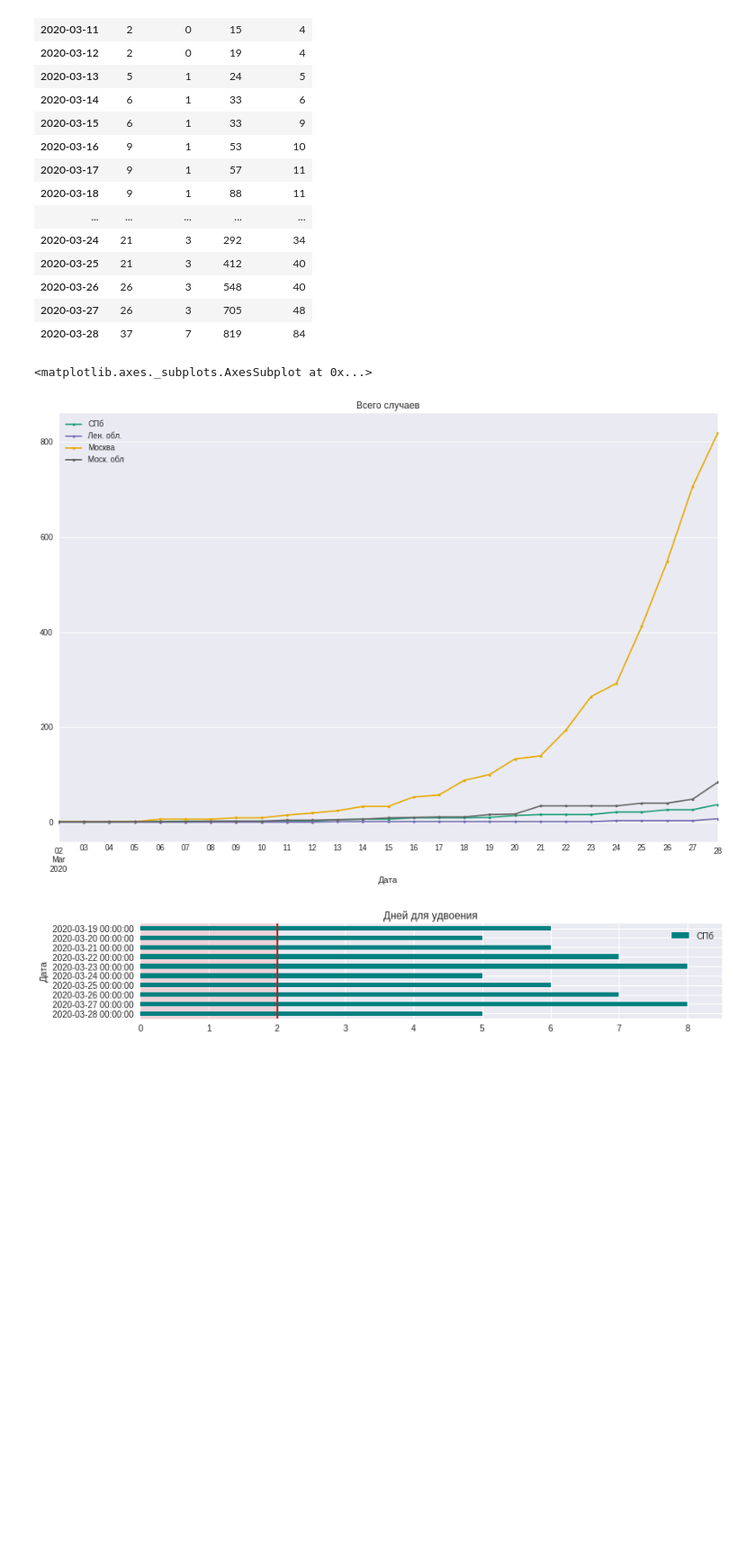
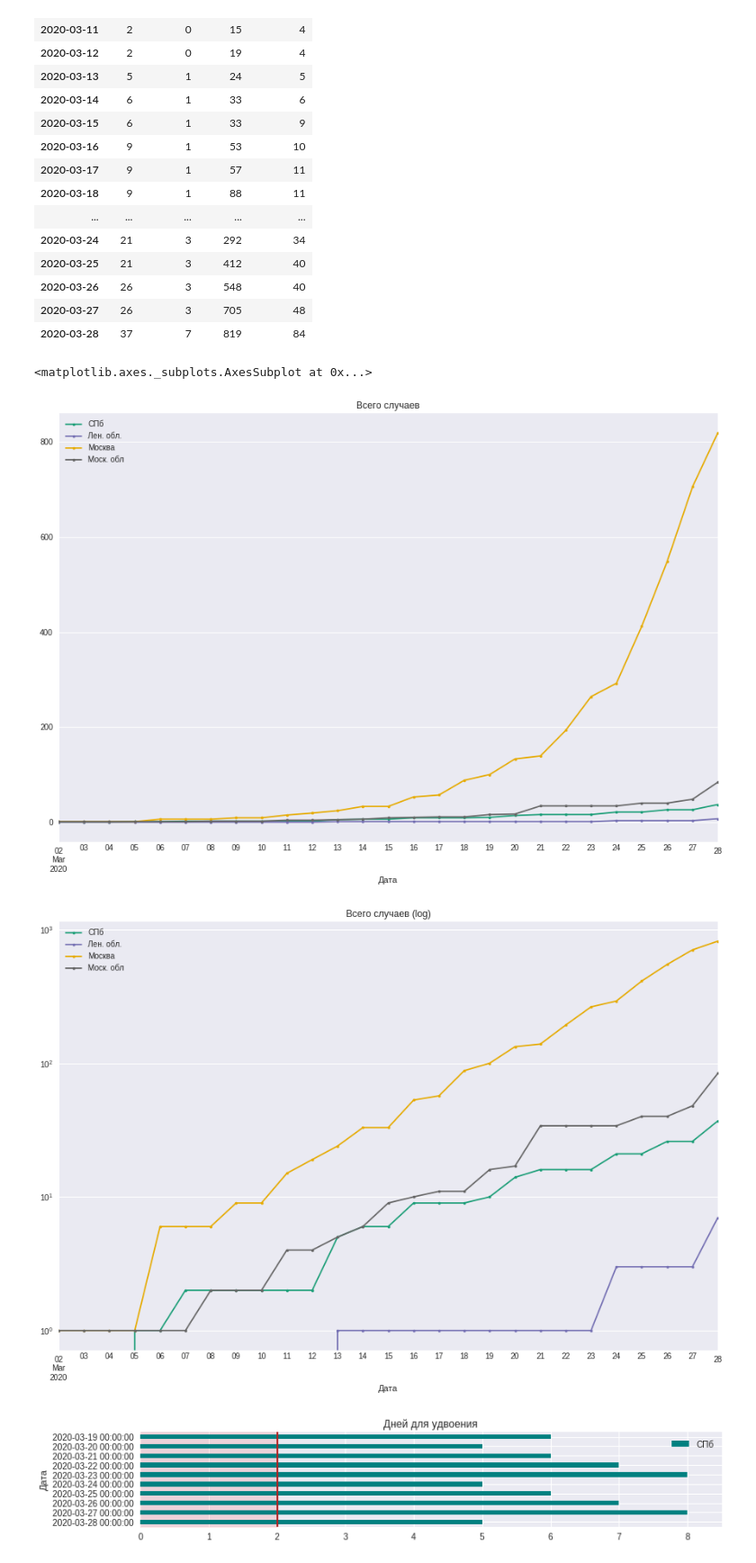
Before and after one commit to smeyashka/corona, a Jupyter notebook: graph.ipynb, the cells around one changed output. Shown: that part at 90% size. Cells and saved outputs as stored; diff of their text form; code cells hidden in the pictures; blank space fills up the shorter version.

```diff
--- a/graph.ipynb
+++ b/graph.ipynb
@@ -120,9 +120,11 @@ total.last('20D')
 | 2020-03-28 | 37 | 7 | 819 | 84 |
 # %%
 total.plot(style='.-', title = "Всего случаев", colormap='Dark2')
+total.plot(style='.-', title = "Всего случаев (log)", colormap='Dark2', logy = True)
 # %% [output]
 <matplotlib.axes._subplots.AxesSubplot at 0x...>
 [figure]
+[figure, added]
 # %%
 #Число дней, понадобившихся для удвоения (за последние 10 дней)
 
```
